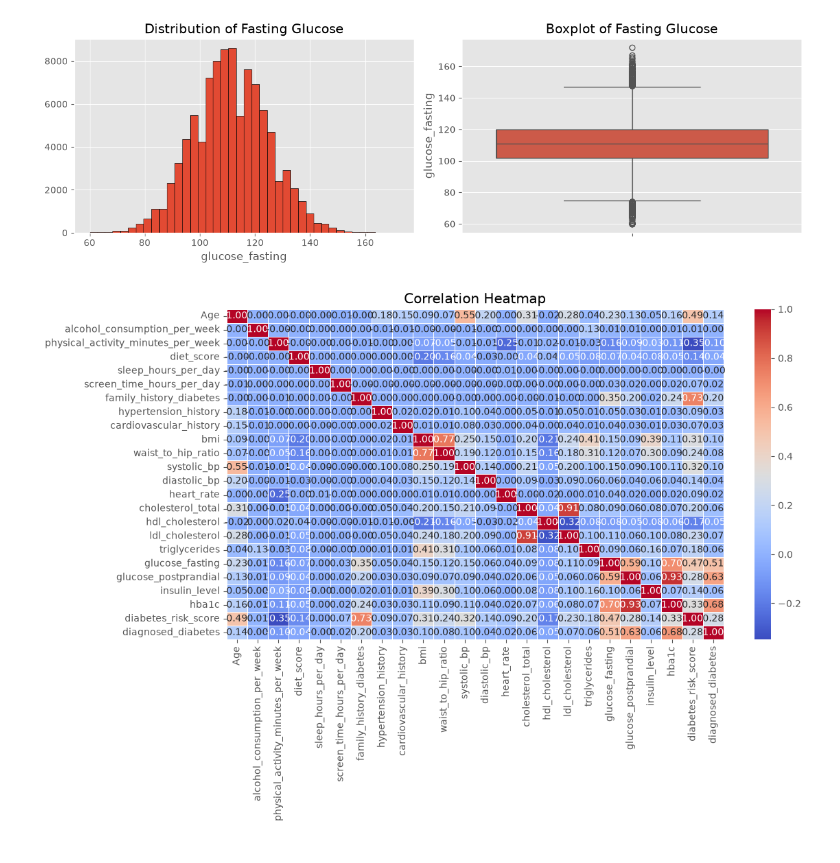
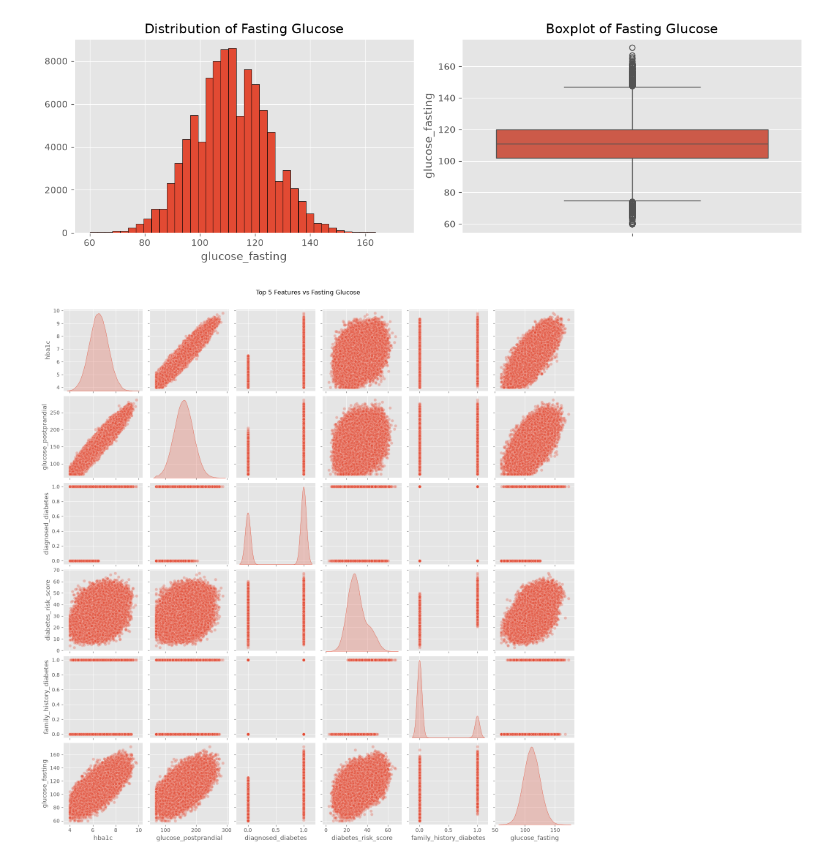
Before and after one commit to Loicet/linear_regression, a Jupyter notebook: summative/linear_regression/multivariate.ipynb, the cells around one changed output. Saved outputs shown, nothing was run; the diff lists cells and outputs as text; code cells hidden in the pictures.

Commit message:
feat: add pairplot of top correlated features vs target

```diff
--- a/summative/linear_regression/multivariate.ipynb
+++ b/summative/linear_regression/multivariate.ipynb
@@ -46,14 +53,18 @@ plt.tight_layout()
 plt.show()
 # %% [output]
 [figure]
-# %%
-num_cols = df.select_dtypes(include=np.number).columns.tolist()
-corr = df[num_cols].corr()
-
-plt.figure(figsize=(12, 8))
-sns.heatmap(corr, annot=True, fmt=".2f", cmap="coolwarm", linewidths=0.5)
-plt.title("Correlation Heatmap")
-plt.tight_layout()
-plt.show()
-# %% [output]
-[figure, removed]
+# %%
+top_feats = (
+    df.select_dtypes(include='number')
+    .corr()[TARGET]
+    .drop(TARGET)
+    .abs()
+    .nlargest(5)
+    .index.tolist()
+)
+
+sns.pairplot(df[top_feats + [TARGET]], diag_kind="kde", plot_kws={"alpha": 0.3})
+plt.suptitle("Top 5 Features vs Fasting Glucose", y=1.02)
+plt.show()
+# %% [output]
+[figure, added]
```
Also changed, not shown: parts of 2 cells of this notebook.
